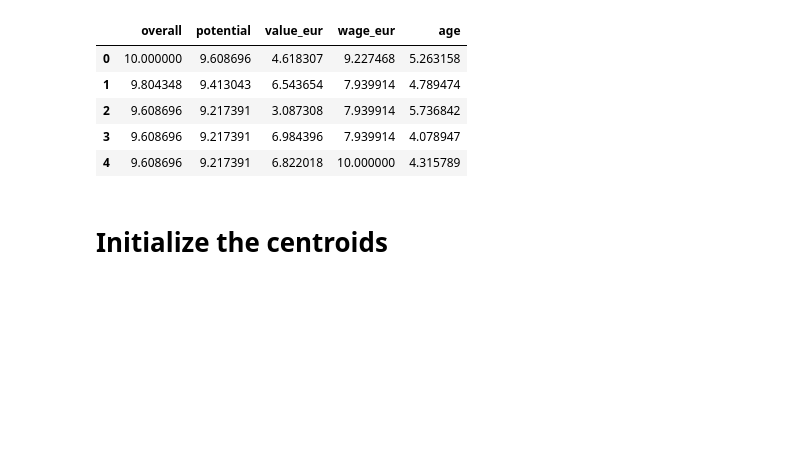
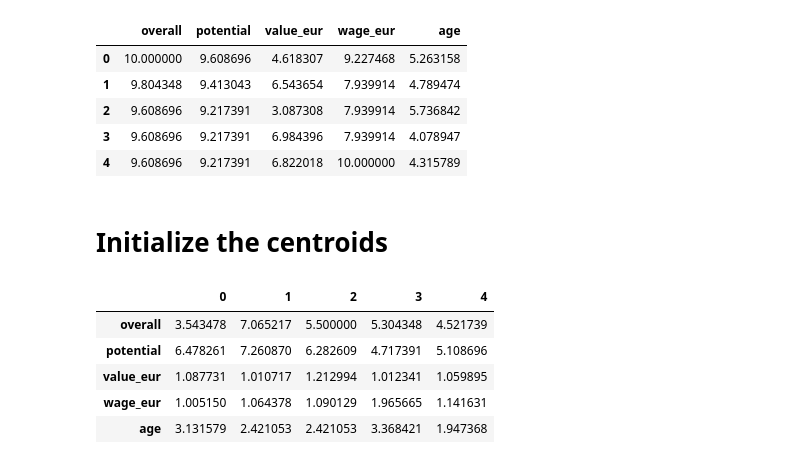
Before and after one commit to art-lmk/Clustering-FIFA-Players-using-KMeans, a Jupyter notebook: Clustering_FIFA_players_using_KMeans.ipynb, the cells around one changed output. Drawn from its saved outputs; the diff is of its cells as text; code cells hidden in the pictures; blank space fills up the shorter version.

```diff
--- a/Clustering_FIFA_players_using_KMeans.ipynb
+++ b/Clustering_FIFA_players_using_KMeans.ipynb
@@ -73,10 +73,19 @@ data.head()
 # Initialize the centroids
 # %%
 #Lets randomly initialize centroids for each cluster
-def random_centroids(data,k):
-    centroids=[]
+def random_centroids(data, k):
+    centroids = []
     for i in range(k):
-      centroid= data.apply(lambda x: float(x.sample()))
-      centroids.append(centroid)
-#the apply method is going to iterate through each column of the data
-# we can now call x.sample()- it selects a single value from that column(randomly) and then converts it into float
+        centroid = data.apply(lambda x: float(x.sample()))
+        centroids.append(centroid)
+    return pd.concat(centroids, axis=1)
+# %%
+centroids = random_centroids(data, 5)
+centroids
+# %% [output]
+|  | 0 | 1 | 2 | 3 | 4 |
+| overall | 3.543478 | 7.065217 | 5.500000 | 5.304348 | 4.521739 |
+| potential | 6.478261 | 7.260870 | 6.282609 | 4.717391 | 5.108696 |
+| value_eur | 1.087731 | 1.010717 | 1.212994 | 1.012341 | 1.059895 |
+| wage_eur | 1.005150 | 1.064378 | 1.090129 | 1.965665 | 1.141631 |
+| age | 3.131579 | 2.421053 | 2.421053 | 3.368421 | 1.947368 |
```
Also changed, not shown: parts of 4 cells of this notebook.
